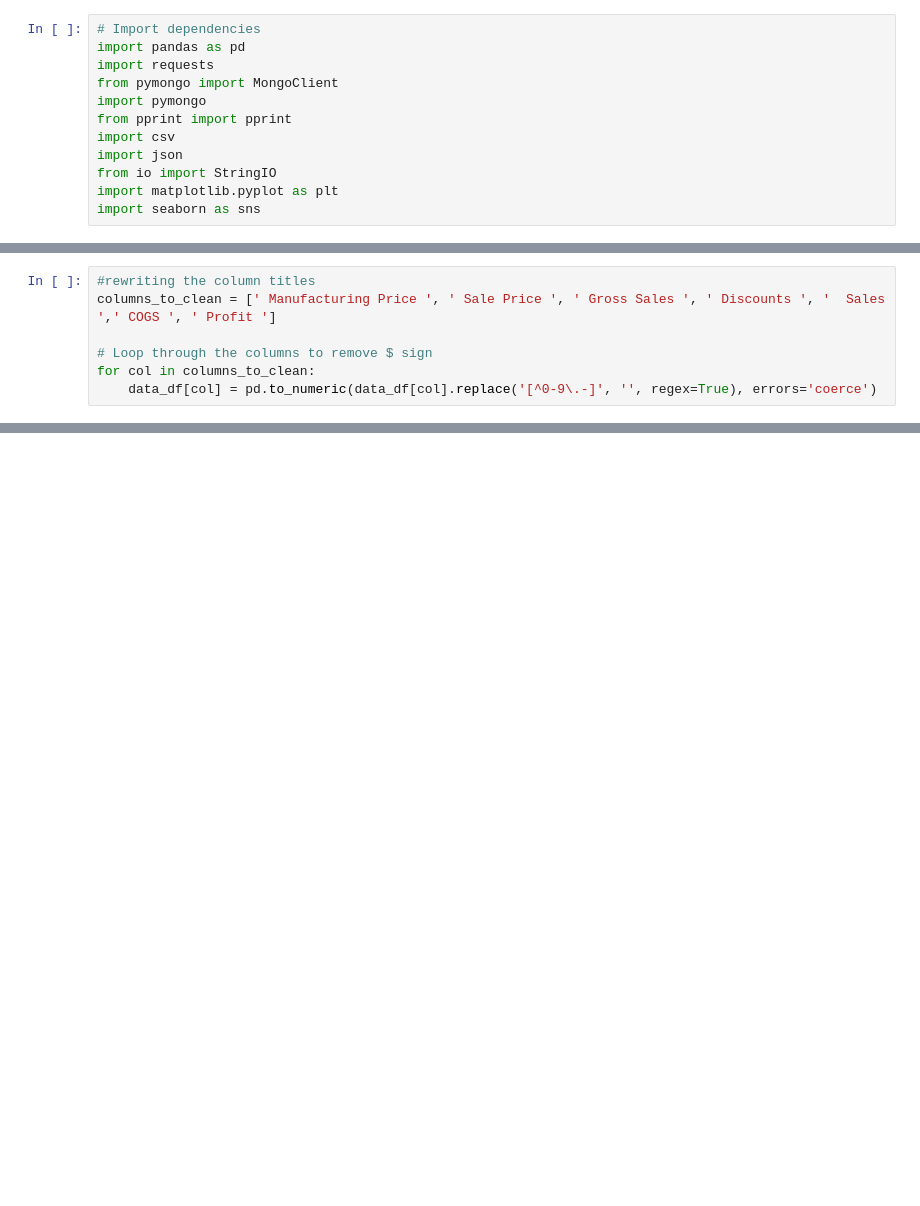
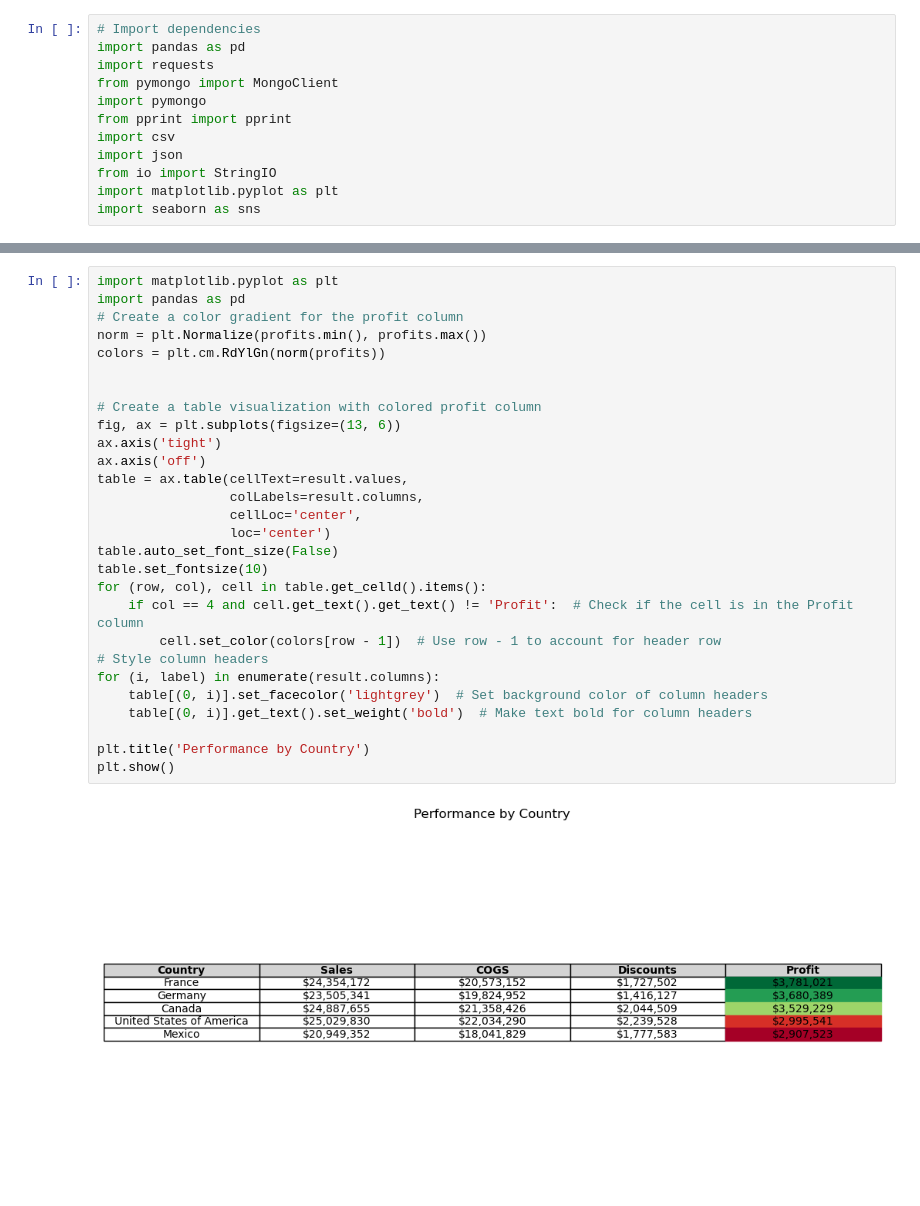
Before and after one commit to AbisolaOlakanmi/Group7.BDAT1004.FinalAssignment, a Jupyter notebook: financialReport.ipynb, the cells around one changed output, grey strips where cells are left out. Drawn from its saved outputs; the diff is of its cells as text; blank space fills up the shorter version.

Commit message:
Add files via upload
Graphs

```diff
--- a/financialReport.ipynb
+++ b/financialReport.ipynb
@@ -82,7 +12,0 @@ Index(['_id', 'Segment', 'Country', ' Product ', ' Discount Band ',
-# %%
-#rewriting the column titles
-columns_to_clean = [' Manufacturing Price ', ' Sale Price ', ' Gross Sales ', ' Discounts ', '  Sales ',' COGS ', ' Profit ']
-
-# Loop through the columns to remove $ sign
-for col in columns_to_clean:
-    data_df[col] = pd.to_numeric(data_df[col].replace('[^0-9\.-]', '', regex=True), errors='coerce')
@@ -204,0 +93,30 @@ plt.show()
+# %%
+import matplotlib.pyplot as plt
+import pandas as pd
+# Create a color gradient for the profit column
+norm = plt.Normalize(profits.min(), profits.max())
+colors = plt.cm.RdYlGn(norm(profits))
+
+
+# Create a table visualization with colored profit column
+fig, ax = plt.subplots(figsize=(13, 6))
+ax.axis('tight')
+ax.axis('off')
+table = ax.table(cellText=result.values,
+                 colLabels=result.columns,
+                 cellLoc='center',
+                 loc='center')
+table.auto_set_font_size(False)
+table.set_fontsize(10)
+for (row, col), cell in table.get_celld().items():
+    if col == 4 and cell.get_text().get_text() != 'Profit':  # Check if the cell is in the Profit column
+        cell.set_color(colors[row - 1])  # Use row - 1 to account for header row
+# Style column headers
+for (i, label) in enumerate(result.columns):
+    table[(0, i)].set_facecolor('lightgrey')  # Set background color of column headers
+    table[(0, i)].get_text().set_weight('bold')  # Make text bold for column headers
+
+plt.title('Performance by Country')
+plt.show()
+# %% [output]
+[figure, added]
```
Also changed, not shown: parts of 35 cells of this notebook.
